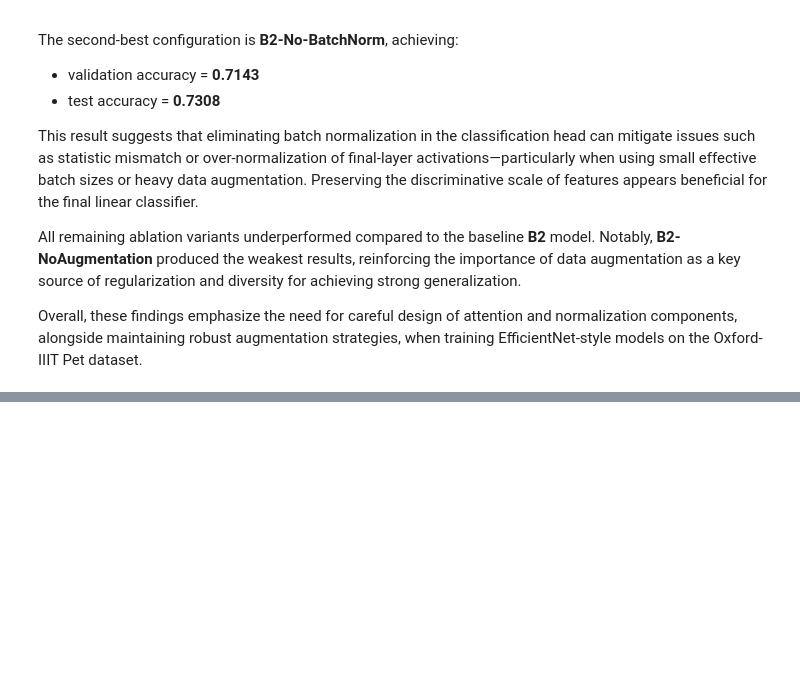
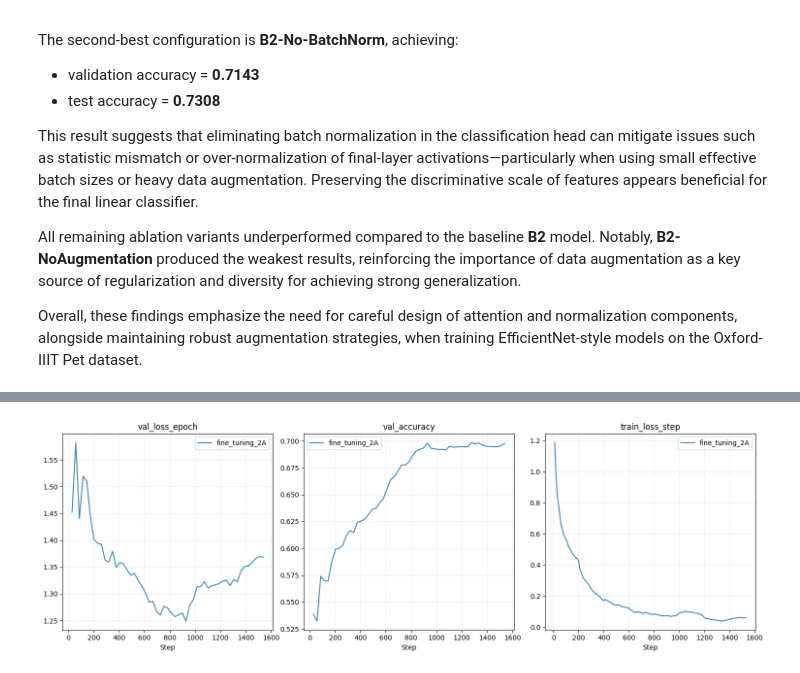
Before and after one commit to mpreda01/Image_processing_and_computer_vision_project, a Jupyter notebook: efiicientNet_Ablation.ipynb, the cells around one changed output, grey strips where cells are left out. Cells and saved outputs as stored; diff of their text form; code cells hidden in the pictures; blank space fills up the shorter version.

```diff
--- a/efiicientNet_Ablation.ipynb
+++ b/efiicientNet_Ablation.ipynb
@@ -1436,0 +1543,5 @@ Overall, these findings emphasize the need for careful design of attention and n
+# %%
+RUN_NAMES = ["fine_tuning_2A"]
+plot_runs(RUN_NAMES)
+# %% [output]
+[figure, added]
```
Also changed, not shown: parts of 30 cells of this notebook.
